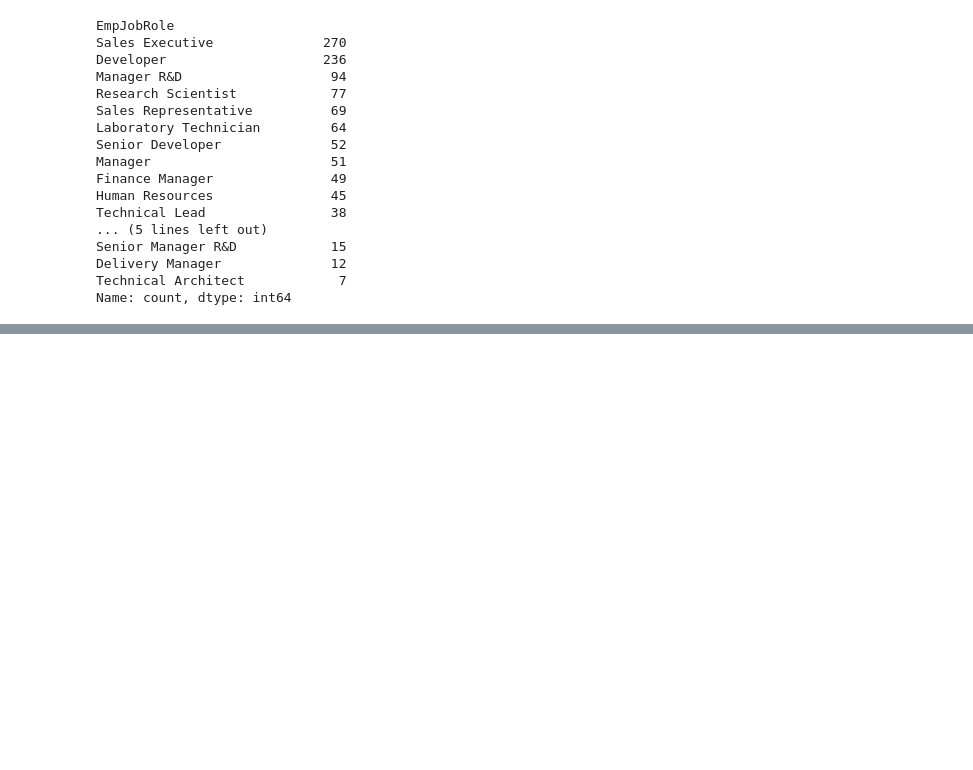
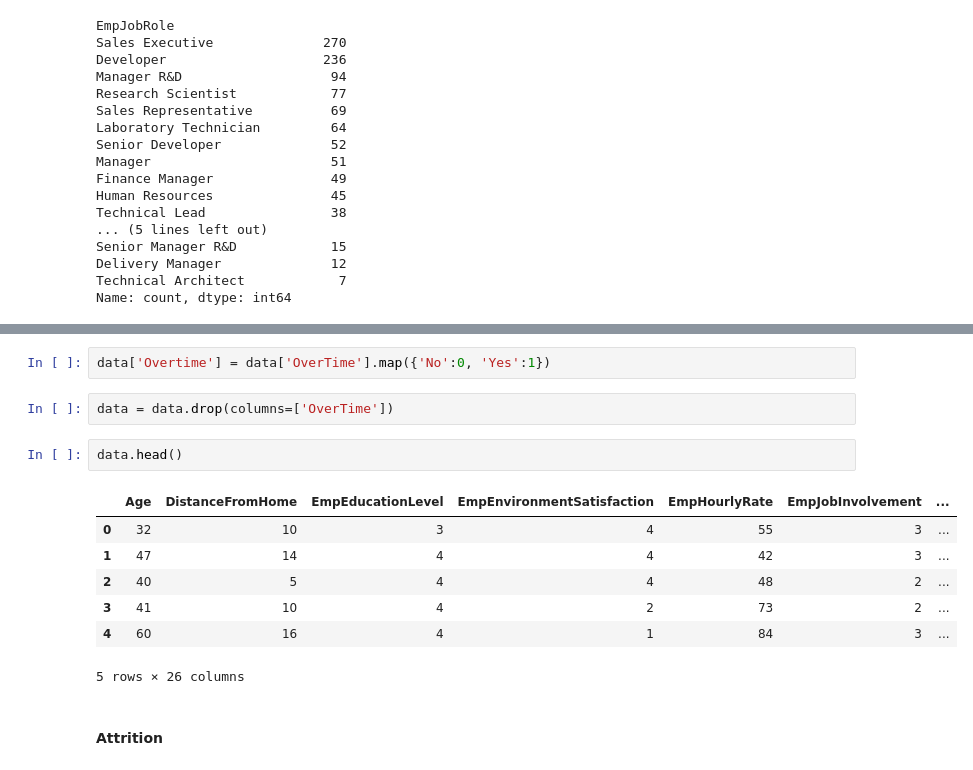
Before and after one commit to Dishantkharkar/Employee-Performance-Analysis---INX-Future-Inc., a Jupyter notebook: src/Data Preprocessing/data_processing.ipynb, the cells around one changed output, grey strips where cells are left out. Cells and saved outputs as stored; diff of their text form; blank space fills up the shorter version.

```diff
--- a/src/Data Preprocessing/data_processing.ipynb
+++ b/src/Data Preprocessing/data_processing.ipynb
@@ -326,0 +407,16 @@ Name: count, dtype: int64
+# %%
+data['Overtime'] = data['OverTime'].map({'No':0, 'Yes':1})
+# %%
+data = data.drop(columns=['OverTime'])
+# %%
+data.head()
+# %% [output]
+|  | Age | DistanceFromHome | EmpEducationLevel | EmpEnvironmentSatisfaction | EmpHourlyRate | EmpJobInvolvement | ... |
+| 0 | 32 | 10 | 3 | 4 | 55 | 3 | ... |
+| 1 | 47 | 14 | 4 | 4 | 42 | 3 | ... |
+| 2 | 40 | 5 | 4 | 4 | 48 | 2 | ... |
+| 3 | 41 | 10 | 4 | 2 | 73 | 2 | ... |
+| 4 | 60 | 16 | 4 | 1 | 84 | 3 | ... |
+5 rows × 26 columns
+# %% [markdown]
+#### Attrition
```
Also changed, not shown: parts of 23 cells of this notebook, 2 other files.
